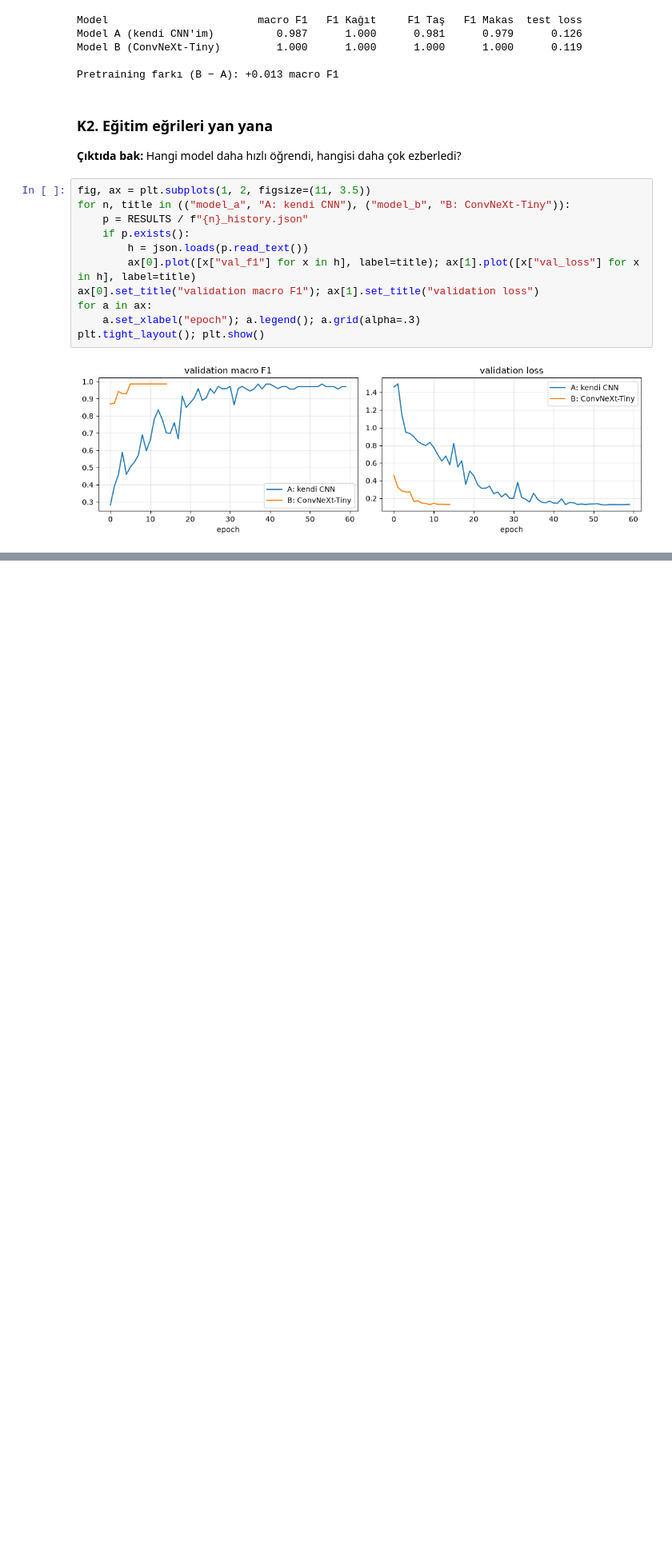
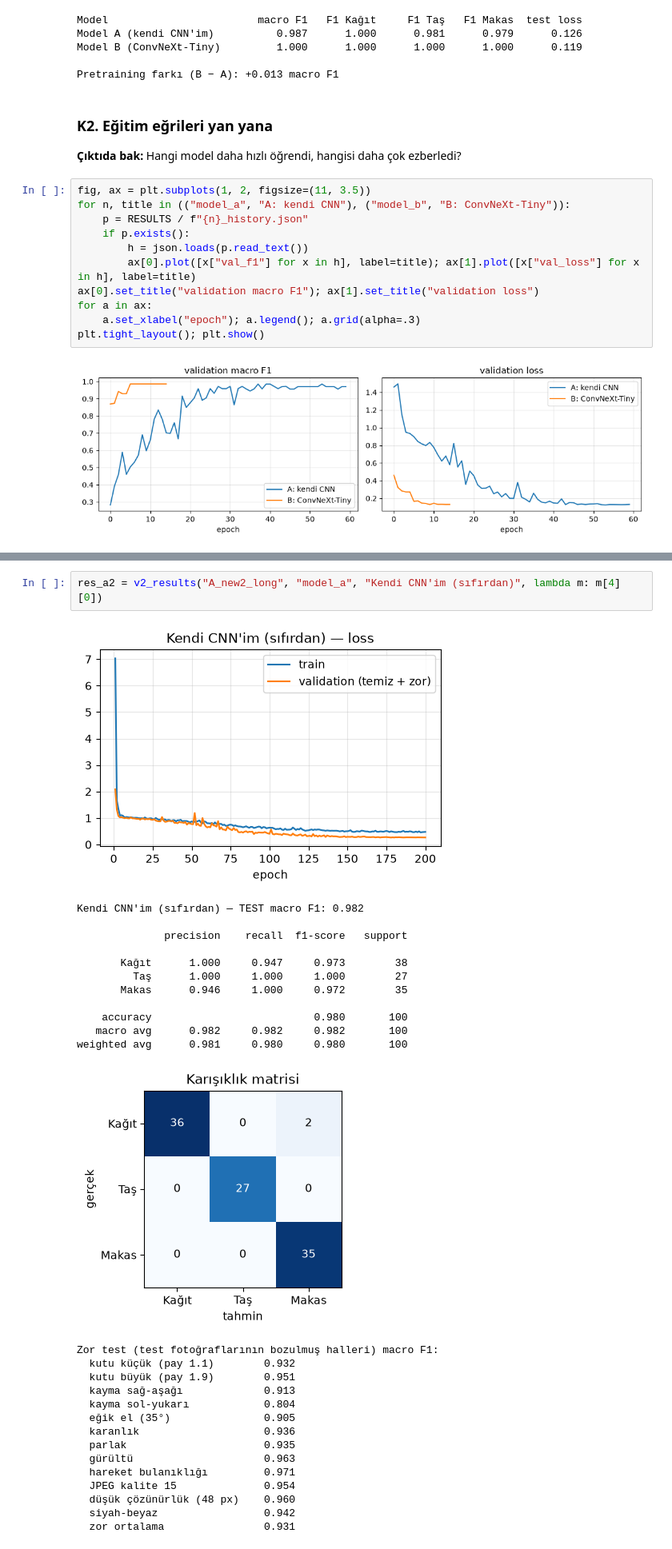
Before and after one commit to ogusev30/Rock-Paper-Scissor, a Jupyter notebook: training.ipynb, the cells around one changed output, grey strips where cells are left out. Shown at 80% size. Cells and saved outputs as stored; diff of their text form; blank space fills up the shorter version.

```diff
--- a/training.ipynb
+++ b/training.ipynb
@@ -559,0 +699,30 @@ plt.tight_layout(); plt.show()
+# %%
+res_a2 = v2_results("A_new2_long", "model_a", "Kendi CNN'im (sıfırdan)", lambda m: m[4][0])
+# %% [output]
+[figure, added]
+Kendi CNN'im (sıfırdan) — TEST macro F1: 0.982
+
+              precision    recall  f1-score   support
+
+       Kağıt      1.000     0.947     0.973        38
+         Taş      1.000     1.000     1.000        27
+       Makas      0.946     1.000     0.972        35
+
+    accuracy                          0.980       100
+   macro avg      0.982     0.982     0.982       100
+weighted avg      0.981     0.980     0.980       100
+[figure, added]
+Zor test (test fotoğraflarının bozulmuş halleri) macro F1:
+  kutu küçük (pay 1.1)        0.932
+  kutu büyük (pay 1.9)        0.951
+  kayma sağ-aşağı             0.913
+  kayma sol-yukarı            0.804
+  eğik el (35°)               0.905
+  karanlık                    0.936
+  parlak                      0.935
+  gürültü                     0.963
+  hareket bulanıklığı         0.971
+  JPEG kalite 15              0.954
+  düşük çözünürlük (48 px)    0.960
+  siyah-beyaz                 0.942
+  zor ortalama                0.931
```
Also changed, not shown: parts of 12 cells of this notebook, 45 other files.
